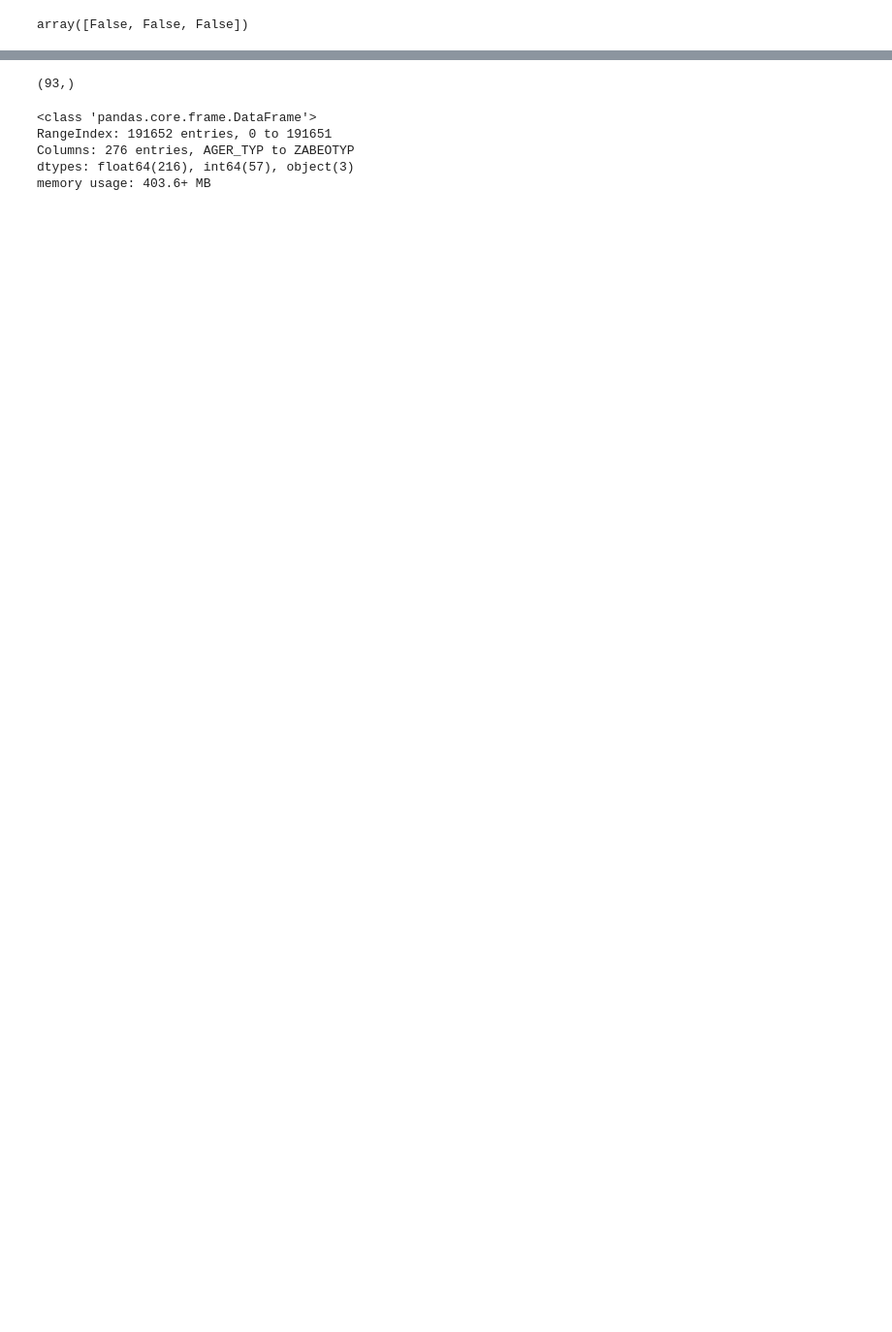
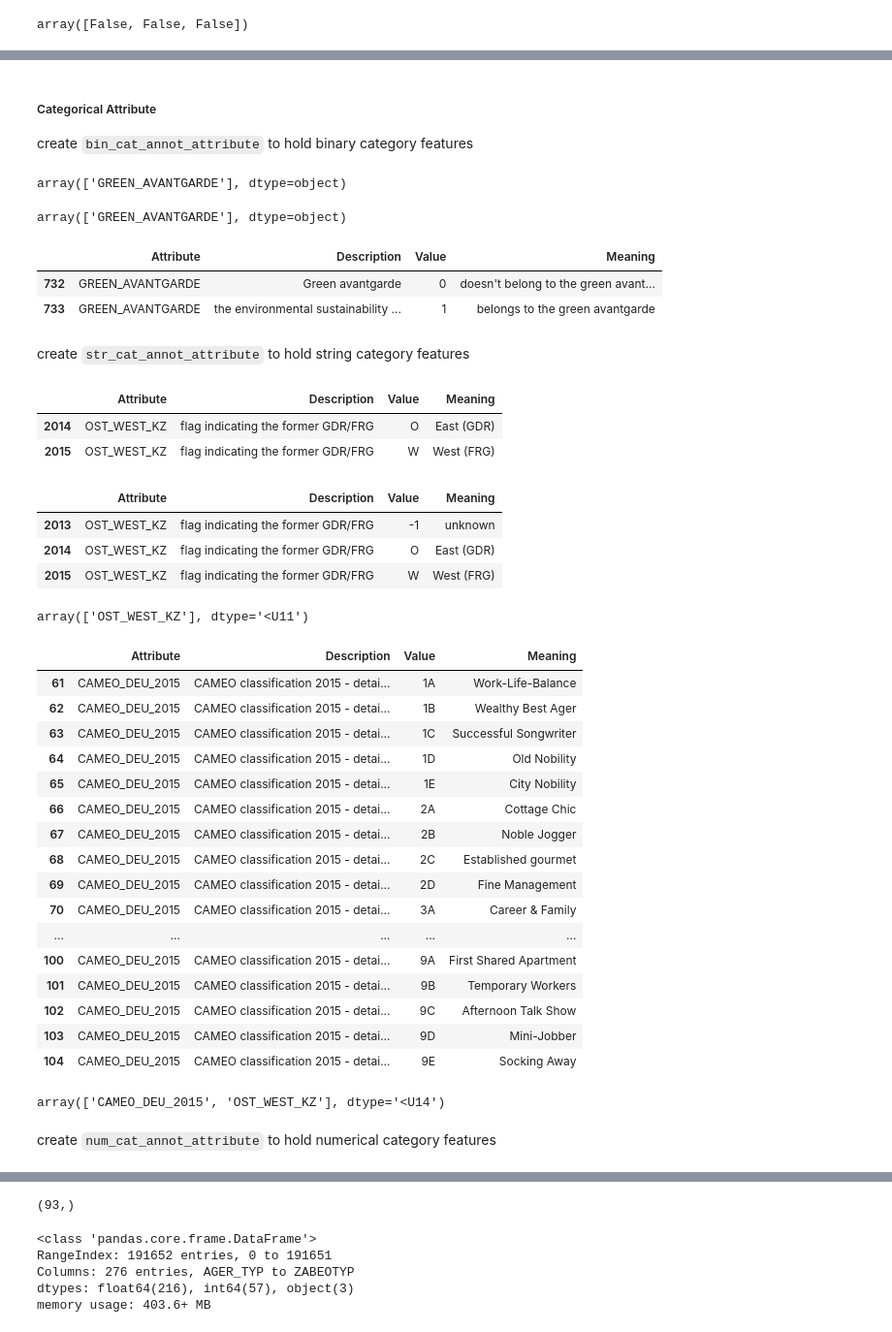
Before and after one commit to dragon7-fc/DSND-Capstone, a Jupyter notebook: Arvato Project Workbook.ipynb, the cells around one changed output, grey strips where cells are left out. Shown at 97% size. Cells and saved outputs as stored; diff of their text form; code cells hidden in the pictures; blank space fills up the shorter version.

```diff
--- a/Arvato Project Workbook.ipynb
+++ b/Arvato Project Workbook.ipynb
@@ -346,0 +364,66 @@ annot_attr_customers_values.shape
+# %% [markdown]
+##### Categorical Attribute
+
+create `bin_cat_annot_attribute` to hold binary category features
+# %%
+values_df.Attribute.unique()[np.where(values_df.groupby(['Attribute'], sort=False)['Value'].count() == 2)]
+# %% [output]
+array(['GREEN_AVANTGARDE'], dtype=object)
+# %%
+bin_cat_annot_attribute = np.array(values_df.Attribute.unique()[np.where(values_df.groupby(['Attribute'])['Value'].count() == 2)])
+bin_cat_annot_attribute
+# %% [output]
+array(['GREEN_AVANTGARDE'], dtype=object)
+# %%
+values_df.loc[np.where(values_df.Attribute.isin(bin_cat_annot_attribute))]
+# %% [output]
+|  | Attribute | Description | Value | Meaning |
+| 732 | GREEN_AVANTGARDE | Green avantgarde | 0 | doesn't belong to the green avant... |
+| 733 | GREEN_AVANTGARDE | the environmental sustainability ... | 1 | belongs to the green avantgarde |
+# %% [markdown]
+create `str_cat_annot_attribute` to hold string category features
+# %%
+values_df.loc[np.where(values_df.Value.str.contains("O|W") == True)]
+# %% [output]
+|  | Attribute | Description | Value | Meaning |
+| 2014 | OST_WEST_KZ | flag indicating the former GDR/FRG | O | East (GDR) |
+| 2015 | OST_WEST_KZ | flag indicating the former GDR/FRG | W | West (FRG) |
+# %%
+values_df[values_df.Attribute == 'OST_WEST_KZ']
+# %% [output]
+|  | Attribute | Description | Value | Meaning |
+| 2013 | OST_WEST_KZ | flag indicating the former GDR/FRG | -1 | unknown |
+| 2014 | OST_WEST_KZ | flag indicating the former GDR/FRG | O | East (GDR) |
+| 2015 | OST_WEST_KZ | flag indicating the former GDR/FRG | W | West (FRG) |
+# %%
+str_cat_annot_attribute = np.array(['OST_WEST_KZ'])
+str_cat_annot_attribute
+# %% [output]
+array(['OST_WEST_KZ'], dtype='<U11')
+# %%
+values_df[values_df.Attribute == 'CAMEO_DEU_2015']
+# %% [output]
+|  | Attribute | Description | Value | Meaning |
+| 61 | CAMEO_DEU_2015 | CAMEO classification 2015 - detai... | 1A | Work-Life-Balance |
+| 62 | CAMEO_DEU_2015 | CAMEO classification 2015 - detai... | 1B | Wealthy Best Ager |
+| 63 | CAMEO_DEU_2015 | CAMEO classification 2015 - detai... | 1C | Successful Songwriter |
+| 64 | CAMEO_DEU_2015 | CAMEO classification 2015 - detai... | 1D | Old Nobility |
+| 65 | CAMEO_DEU_2015 | CAMEO classification 2015 - detai... | 1E | City Nobility |
+| 66 | CAMEO_DEU_2015 | CAMEO classification 2015 - detai... | 2A | Cottage Chic |
+| 67 | CAMEO_DEU_2015 | CAMEO classification 2015 - detai... | 2B | Noble Jogger |
+| 68 | CAMEO_DEU_2015 | CAMEO classification 2015 - detai... | 2C | Established gourmet |
+| 69 | CAMEO_DEU_2015 | CAMEO classification 2015 - detai... | 2D | Fine Management |
+| 70 | CAMEO_DEU_2015 | CAMEO classification 2015 - detai... | 3A | Career & Family |
+| ... | ... | ... | ... | ... |
+| 100 | CAMEO_DEU_2015 | CAMEO classification 2015 - detai... | 9A | First Shared Apartment |
+| 101 | CAMEO_DEU_2015 | CAMEO classification 2015 - detai... | 9B | Temporary Workers |
+| 102 | CAMEO_DEU_2015 | CAMEO classification 2015 - detai... | 9C | Afternoon Talk Show |
+| 103 | CAMEO_DEU_2015 | CAMEO classification 2015 - detai... | 9D | Mini-Jobber |
+| 104 | CAMEO_DEU_2015 | CAMEO classification 2015 - detai... | 9E | Socking Away |
+# %%
+str_cat_annot_attribute = np.union1d(str_cat_annot_attribute, ['CAMEO_DEU_2015'])
+str_cat_annot_attribute
+# %% [output]
+array(['CAMEO_DEU_2015', 'OST_WEST_KZ'], dtype='<U14')
+# %% [markdown]
+create `num_cat_annot_attribute` to hold numerical category features
```
Also changed, not shown: parts of 68 cells of this notebook.
